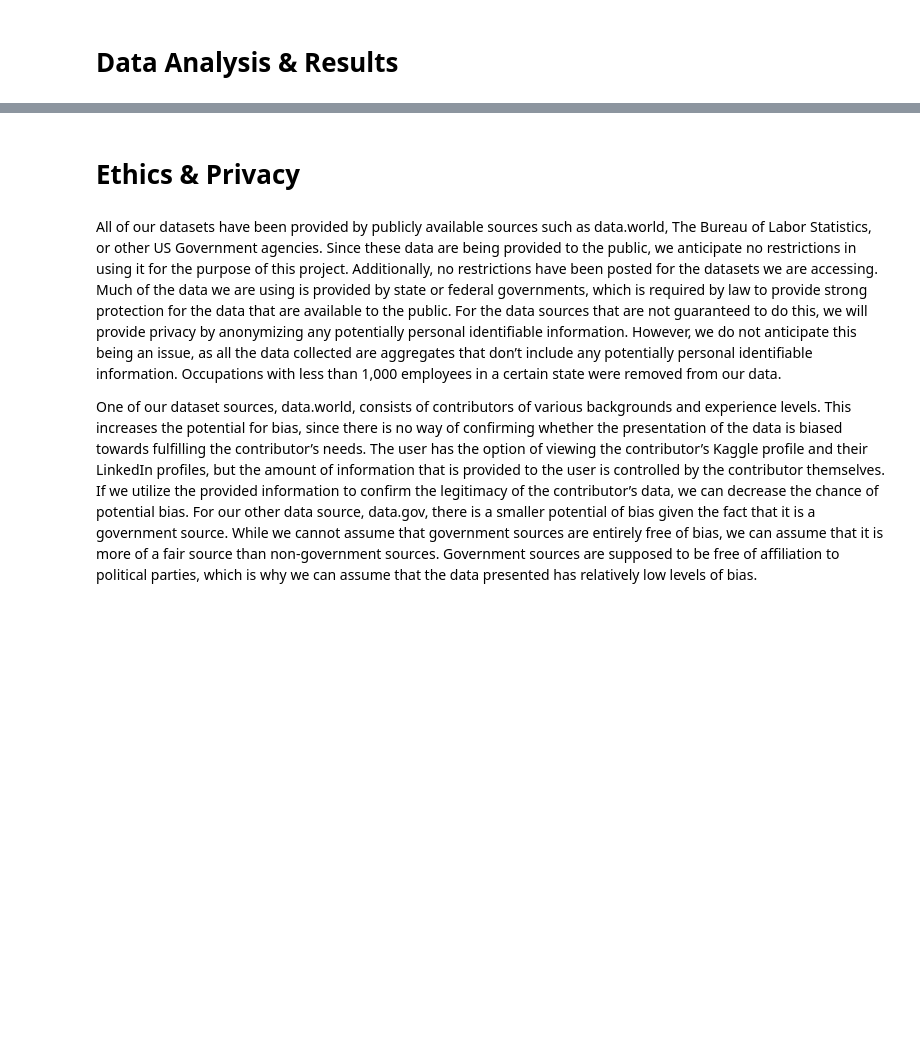
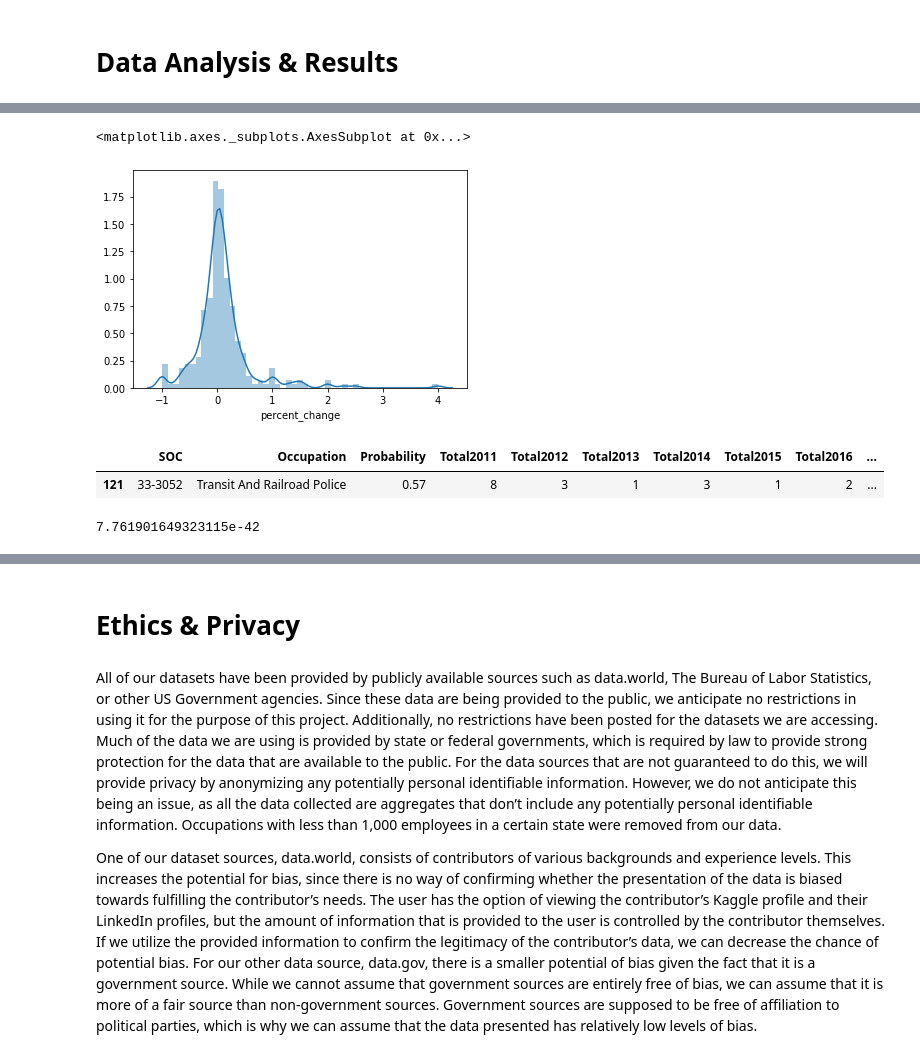
Before and after one commit to COGS108/group11_sp20, a Jupyter notebook: FinalProject_group11.ipynb, the cells around one changed output, grey strips where cells are left out. Cells and saved outputs as stored; diff of their text form; code cells hidden in the pictures; blank space fills up the shorter version.

```diff
--- a/FinalProject_group11.ipynb
+++ b/FinalProject_group11.ipynb
@@ -116,0 +261,18 @@ Include cells that describe the steps in your data analysis.
+# %%
+# Distribution of percent change in employment
+sns.distplot(df_prob_trim.percent_change)
+# %% [output]
+<matplotlib.axes._subplots.AxesSubplot at 0x...>
+[figure, added]
+# %%
+# Investigate outlier
+df_prob_trim[df_prob_trim.percent_change >= 3.5]
+# %% [output]
+|  | SOC | Occupation | Probability | Total2011 | Total2012 | Total2013 | Total2014 | Total2015 | Total2016 | ... |
+| 121 | 33-3052 | Transit And Railroad Police | 0.57 | 8 | 3 | 1 | 3 | 1 | 2 | ... |
+# %%
+# Determine normality of percent_change
+k2, p = stats.normaltest(df_prob_trim.percent_change)
+print(p)
+# %% [output]
+7.761901649323115e-42
```
Also changed, not shown: parts of 41 cells of this notebook.
